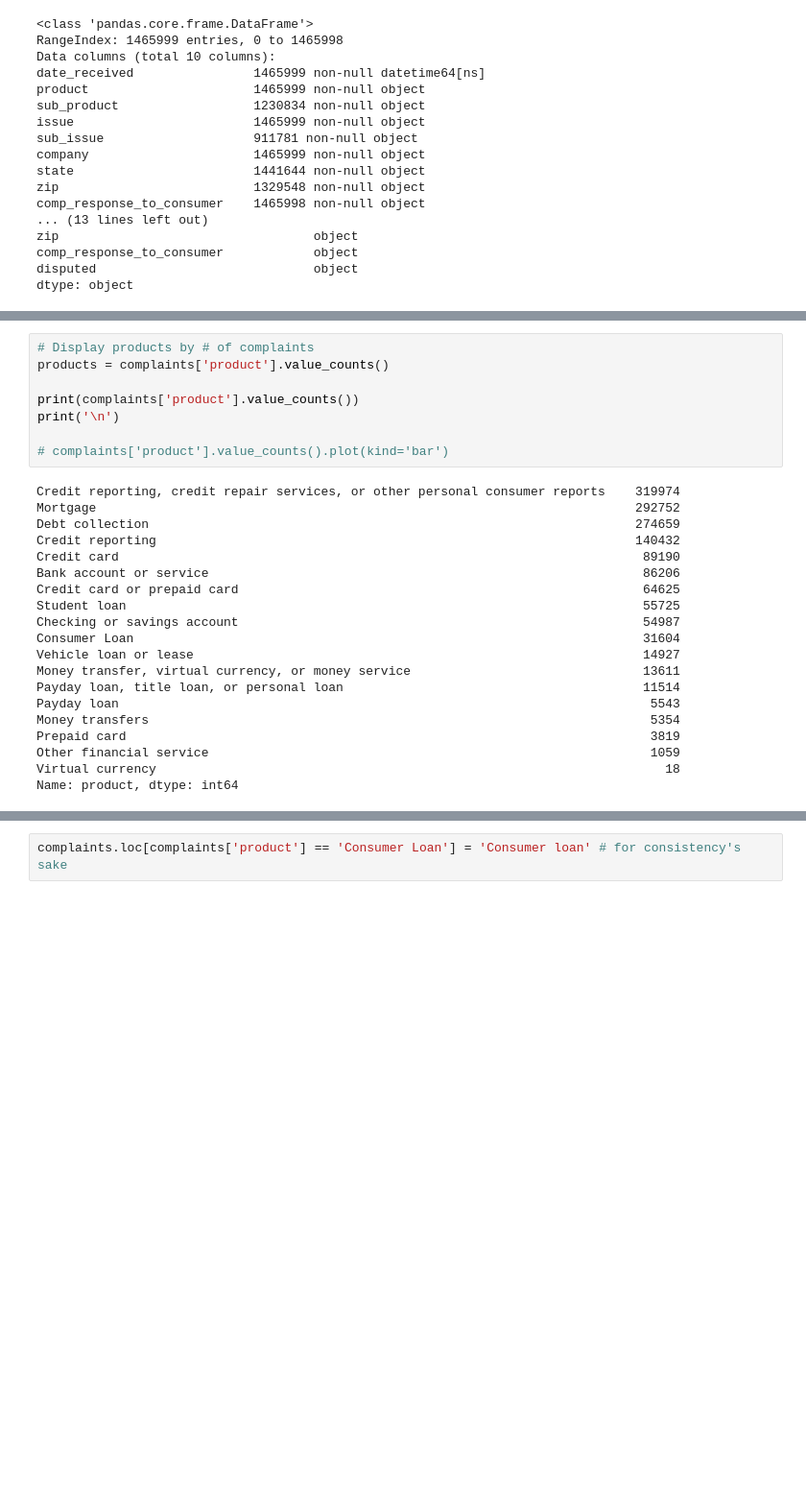
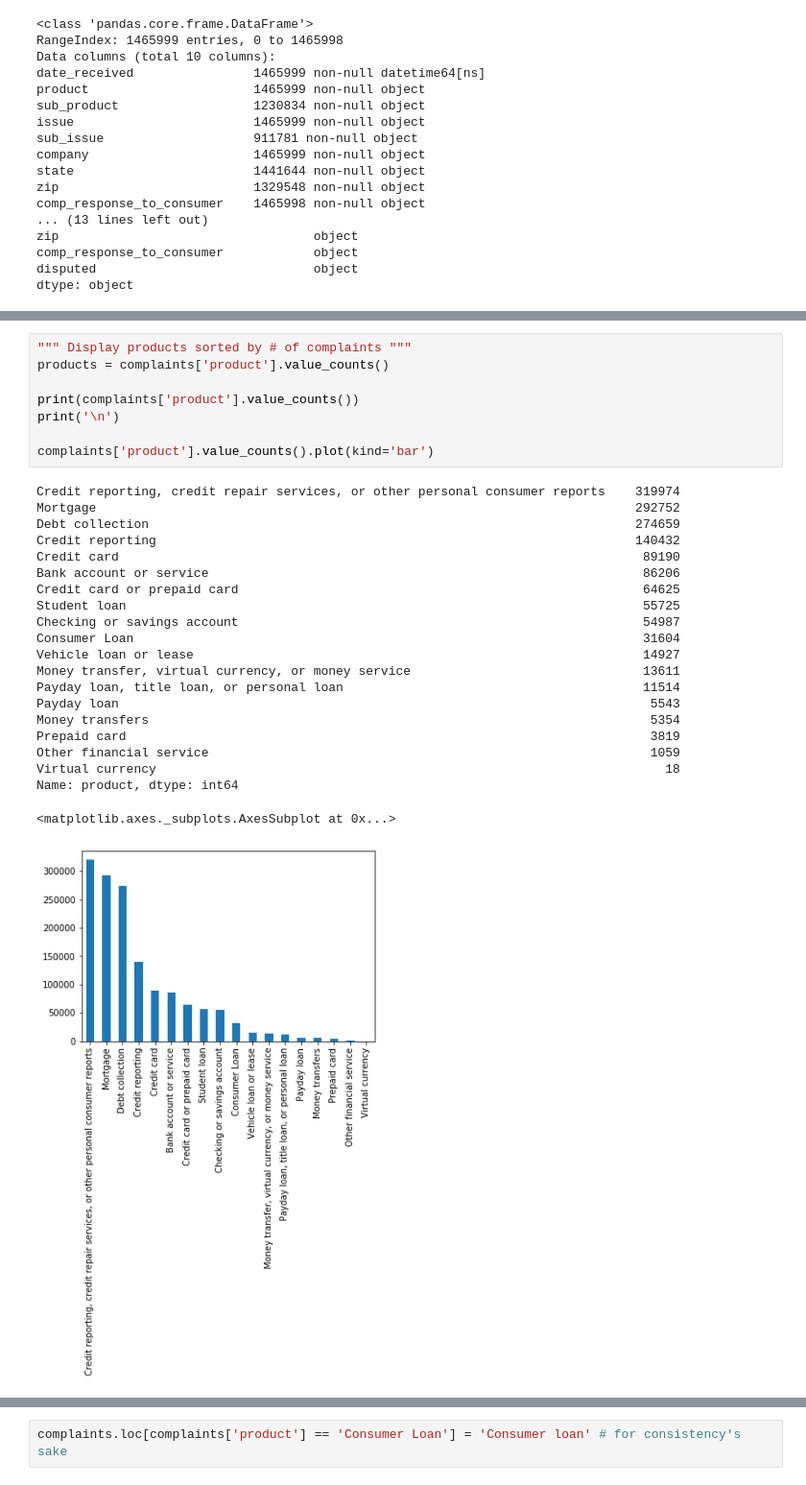
Before and after one commit to echoxx/ConsumerComplaints, a Jupyter notebook: Consumer_complaints.ipynb, the cells around one changed output, grey strips where cells are left out. Shown at 96% size. Drawn from its saved outputs; the diff is of its cells as text; blank space fills up the shorter version.

```diff
--- a/Consumer_complaints.ipynb
+++ b/Consumer_complaints.ipynb
@@ -90,30 +92,32 @@ print("Sub-products: ", len(complaints['sub_product'].unique() ))
 Products:  18
 Sub-products:  77
 # %%
-# Display products by # of complaints
+""" Display products sorted by # of complaints """
 products = complaints['product'].value_counts()
 
 print(complaints['product'].value_counts())
 print('\n')
 
-# complaints['product'].value_counts().plot(kind='bar')
+complaints['product'].value_counts().plot(kind='bar')
 # %% [output]
 Credit reporting, credit repair services, or other personal consumer reports    319974
 Mortgage                                                                        292752
 Debt collection                                                                 274659
 Credit reporting                                                                140432
 Credit card                                                                      89190
 Bank account or service                                                          86206
 Credit card or prepaid card                                                      64625
 Student loan                                                                     55725
 Checking or savings account                                                      54987
 Consumer Loan                                                                    31604
 Vehicle loan or lease                                                            14927
 Money transfer, virtual currency, or money service                               13611
 Payday loan, title loan, or personal loan                                        11514
 Payday loan                                                                       5543
 Money transfers                                                                   5354
 Prepaid card                                                                      3819
 Other financial service                                                           1059
 Virtual currency                                                                    18
 Name: product, dtype: int64
+<matplotlib.axes._subplots.AxesSubplot at 0x...>
+[figure, added]
```
Also changed, not shown: parts of 27 cells of this notebook.
